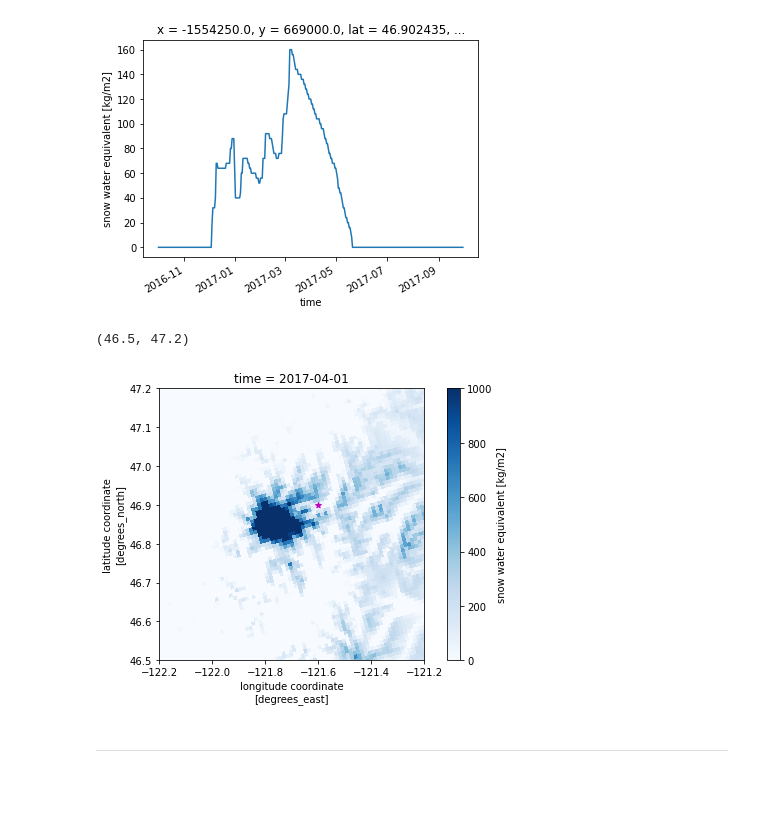
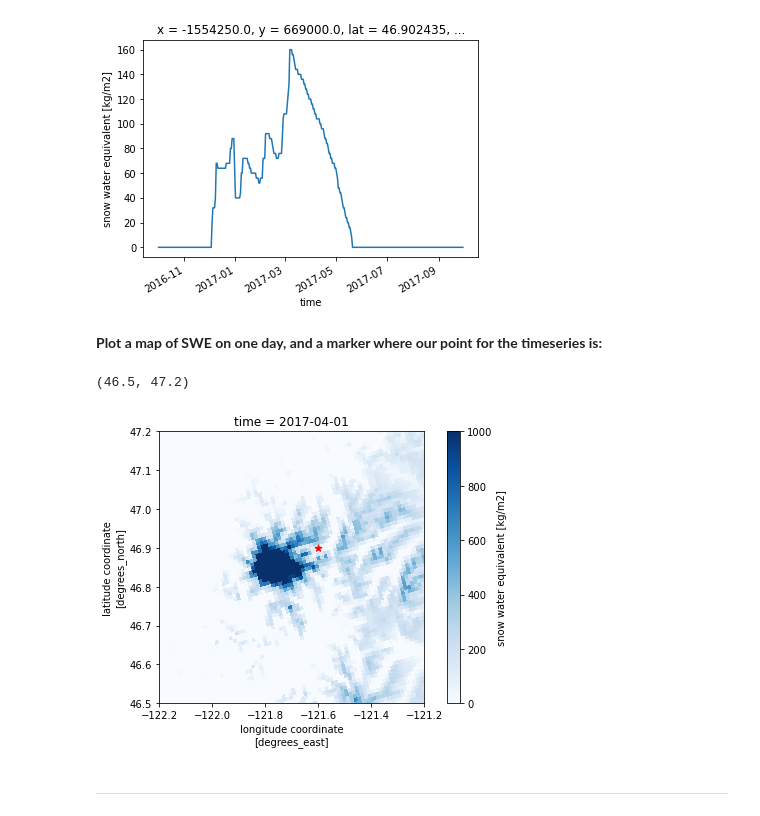
Before and after one commit to waterhackweek/waterdata, a Jupyter notebook: gridded_data_tutorial_2.ipynb, the cells around one changed output. Cells and saved outputs as stored; diff of their text form; code cells hidden in the pictures; blank space fills up the shorter version.

```diff
--- a/gridded_data_tutorial_2.ipynb
+++ b/gridded_data_tutorial_2.ipynb
@@ -146,5 +152,7 @@ To start, we can define a bounding box in Longitude and Latitude coordinates usi
 # %%
 # Specify the region we want to look at with DayMet (lon_min, lat_min, lon_max, lat_max)
 # and the coordinate system we are providing the bounding box coordinates in (epsg:4326)
-bounding_box = gpd.GeoSeries(box(-125.0, 45.5, -117.0, 49.0), crs='epsg:4326')
+
+bounding_box = gpd.GeoSeries(geometry.box(-125.0, 45.5, -117.0, 49.0),
+                             crs='epsg:4326')
 # %% [markdown]
@@ -217,6 +227,7 @@ Here let's look at SWE for a single water year (October 2016 - September 2017) f
 # %%
 # Define a point with Longitude and Latitude (EPSG:4326)
-my_point_lon_lat = gpd.GeoSeries(Point(-121.6, 46.9), crs='epsg:4326')
+my_point_lon_lat = gpd.GeoSeries(geometry.Point(-121.6, 46.9),
+                                 crs='epsg:4326')
 
 # Convert to the DayMet coordinate reference system as we did previously with our bounding box
 my_point = my_point_lon_lat.to_crs(daymet_crs)
@@ -252,22 +268,24 @@ my_point_swe.plot()
 # %% [output]
 [<matplotlib.lines.Line2D at 0x...>]
 [figure]
+# %% [markdown]
+**Plot a map of SWE on one day, and a marker where our point for the timeseries is:**
 # %%
 # Plot a map showing where our point is
 fig, ax = plt.subplots(figsize=(8,5))
 
 # Plot a map of SWE for April 1st 2017
 washington.swe.sel(time='4-1-2017').plot(x='lon', y='lat', cmap='Blues', ax=ax)
 
 # Plot our point
-my_point_lon_lat.plot(ax=ax, color='m', marker='*')
+my_point_lon_lat.plot(ax=ax, color='r', marker='*', markersize=50)
 
 # set axes limits
 ax.set_xlim([-122.2,-121.2])
 ax.set_ylim([46.5,47.2])
 # %% [output]
 (46.5, 47.2)
-[figure, old version]
+[figure, new version]
 # %% [markdown]
 
 
```
Also changed, not shown: parts of 20 cells of this notebook, 1 other file.
